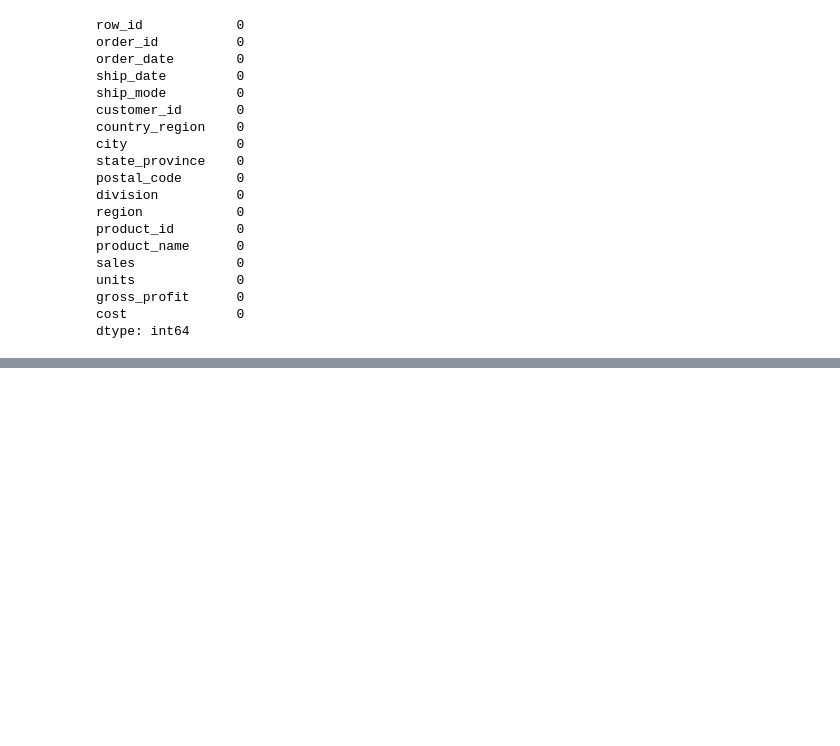
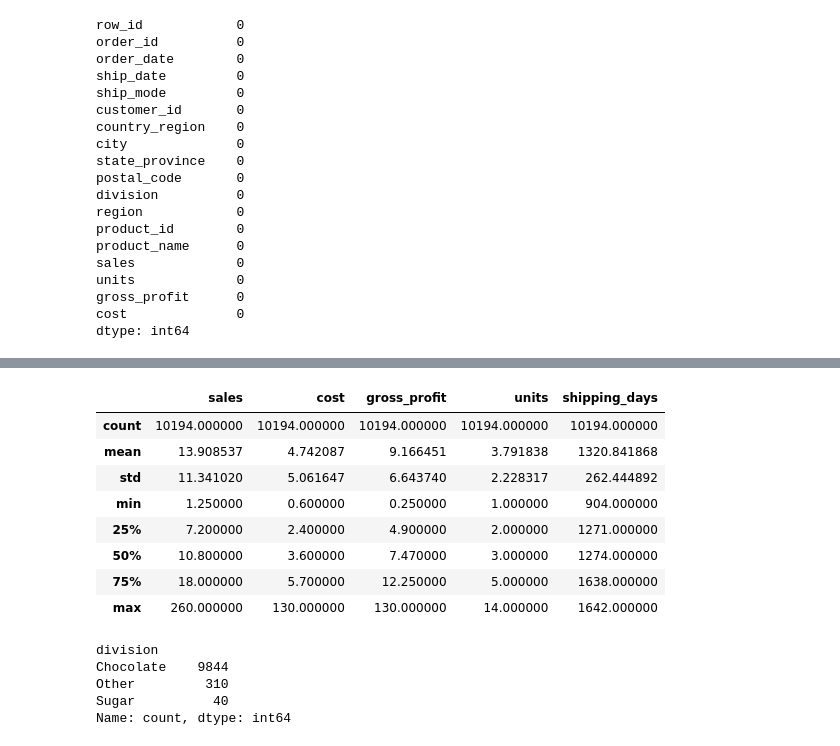
Before and after one commit to abhishekgit7667/Product-Line-Profitability-Margin-Performance-Analysis-, a Jupyter notebook: notebook/01_data_cleaning.ipynb, the cells around one changed output, grey strips where cells are left out. Saved outputs shown, nothing was run; the diff lists cells and outputs as text; code cells hidden in the pictures; blank space fills up the shorter version.

```diff
--- a/notebook/01_data_cleaning.ipynb
+++ b/notebook/01_data_cleaning.ipynb
@@ -233,0 +460,20 @@ dtype: int64
+# %%
+df[["sales", "cost", "gross_profit", "units", "shipping_days"]].describe()
+# %% [output]
+|  | sales | cost | gross_profit | units | shipping_days |
+| count | 10194.000000 | 10194.000000 | 10194.000000 | 10194.000000 | 10194.000000 |
+| mean | 13.908537 | 4.742087 | 9.166451 | 3.791838 | 1320.841868 |
+| std | 11.341020 | 5.061647 | 6.643740 | 2.228317 | 262.444892 |
+| min | 1.250000 | 0.600000 | 0.250000 | 1.000000 | 904.000000 |
+| 25% | 7.200000 | 2.400000 | 4.900000 | 2.000000 | 1271.000000 |
+| 50% | 10.800000 | 3.600000 | 7.470000 | 3.000000 | 1274.000000 |
+| 75% | 18.000000 | 5.700000 | 12.250000 | 5.000000 | 1638.000000 |
+| max | 260.000000 | 130.000000 | 130.000000 | 14.000000 | 1642.000000 |
+# %%
+df["division"].value_counts(dropna=False)
+# %% [output]
+division
+Chocolate    9844
+Other         310
+Sugar          40
+Name: count, dtype: int64
```
Also changed, not shown: parts of 37 cells of this notebook.
